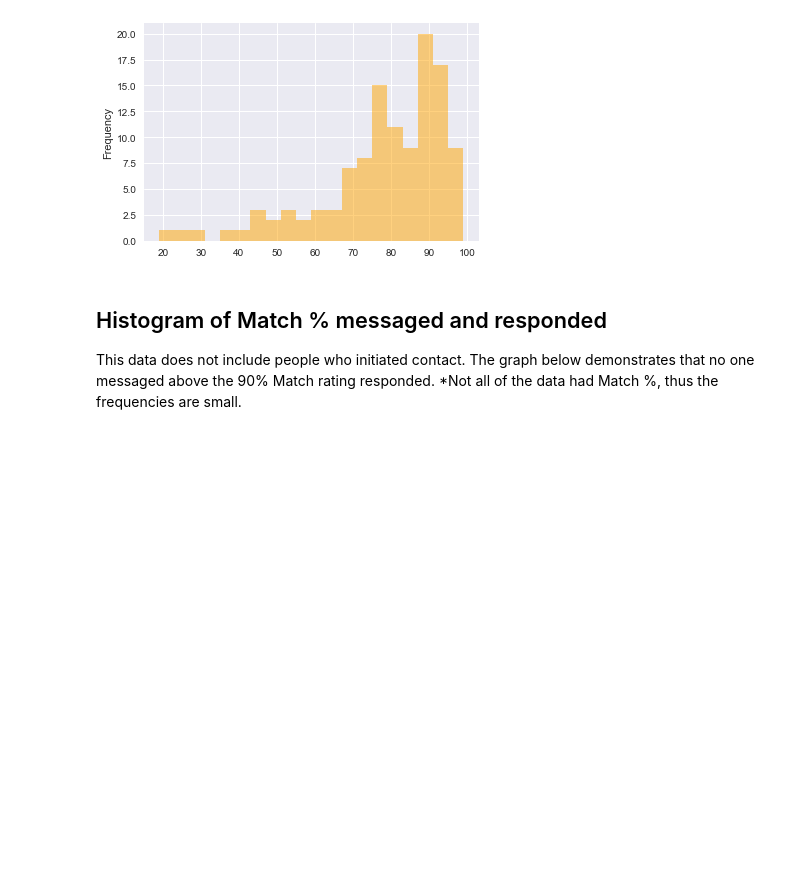
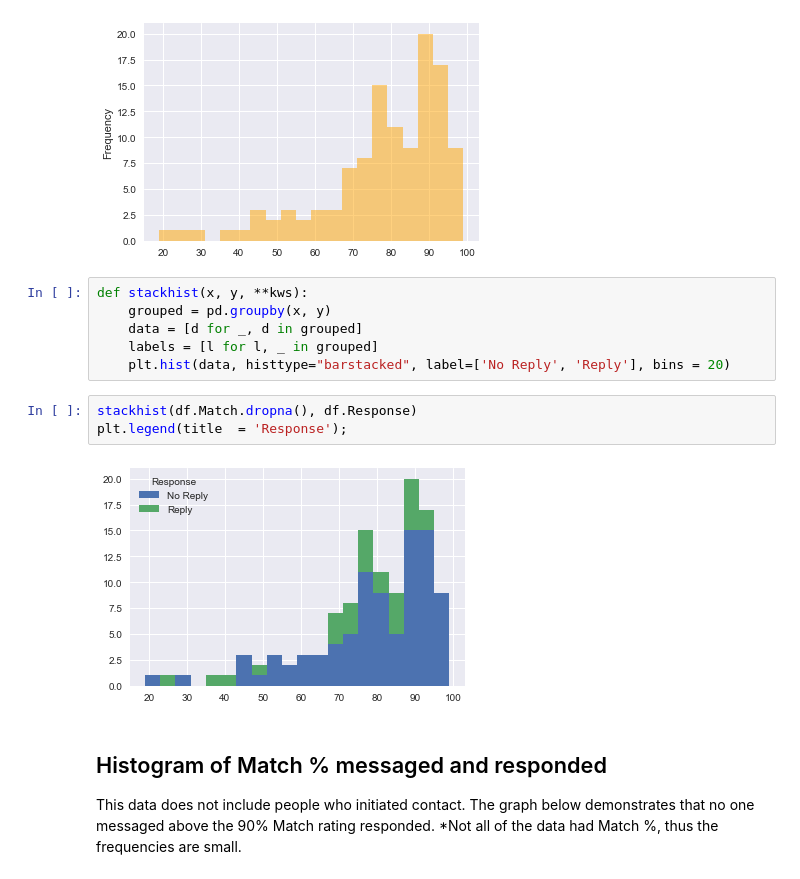
Before and after one commit to caheredia/Data-Science-Portfolio, a Jupyter notebook: Responses/develop/2017-8-21_ch_okc_response_data-Copy1.ipynb, the cells around one changed output. Cells and saved outputs as stored; diff of their text form; blank space fills up the shorter version.

```diff
--- a/Responses/develop/2017-8-21_ch_okc_response_data-Copy1.ipynb
+++ b/Responses/develop/2017-8-21_ch_okc_response_data-Copy1.ipynb
@@ -206,6 +214,17 @@ match_median = "%.0f" % df.Match.median()
 # %% [output]
 'Match % average of 78 with a median of 80'
 [figure]
+# %%
+def stackhist(x, y, **kws):
+    grouped = pd.groupby(x, y)
+    data = [d for _, d in grouped]
+    labels = [l for l, _ in grouped]
+    plt.hist(data, histtype="barstacked", label=['No Reply', 'Reply'], bins = 20)
+# %%
+stackhist(df.Match.dropna(), df.Response)
+plt.legend(title  = 'Response');
+# %% [output]
+[figure, added]
 # %% [markdown]
 ## Histogram of Match % messaged and responded
 This data does not include people who initiated contact. The graph below demonstrates that no one messaged above the 90% Match rating responded. *Not all of the data had Match %, thus the frequencies are small.
```
Also changed, not shown: parts of 3 cells of this notebook, 1 other file.
